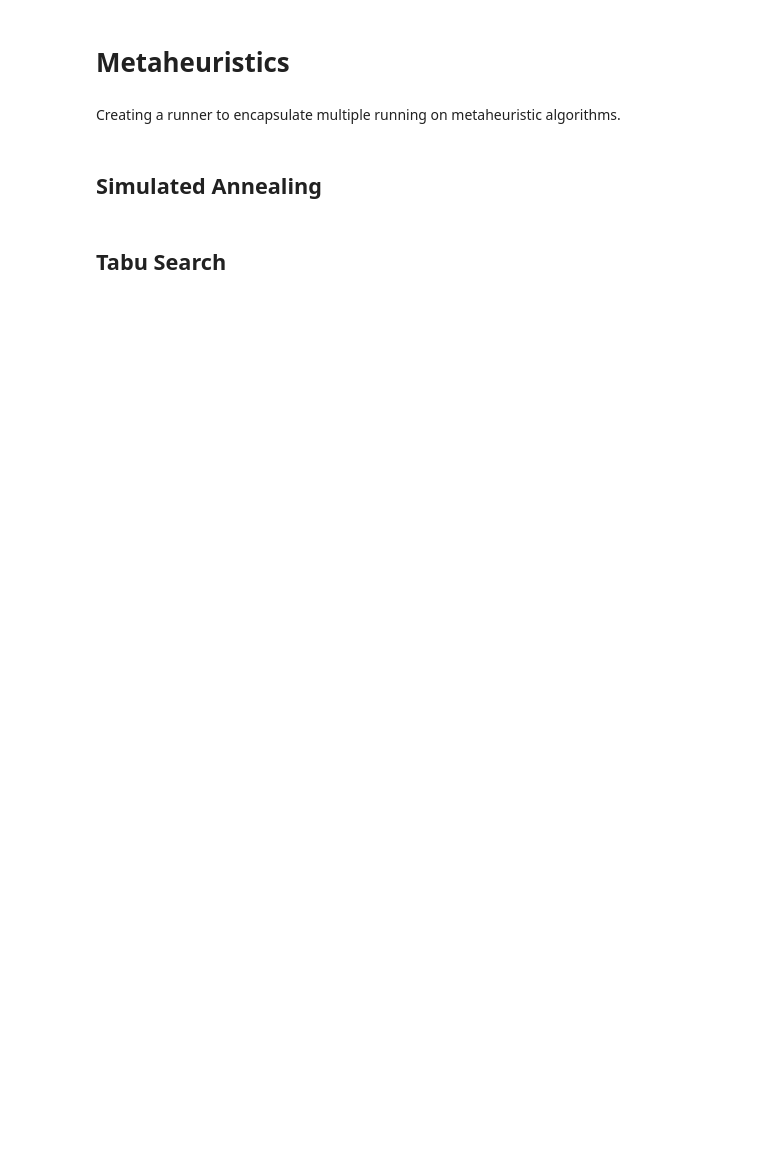
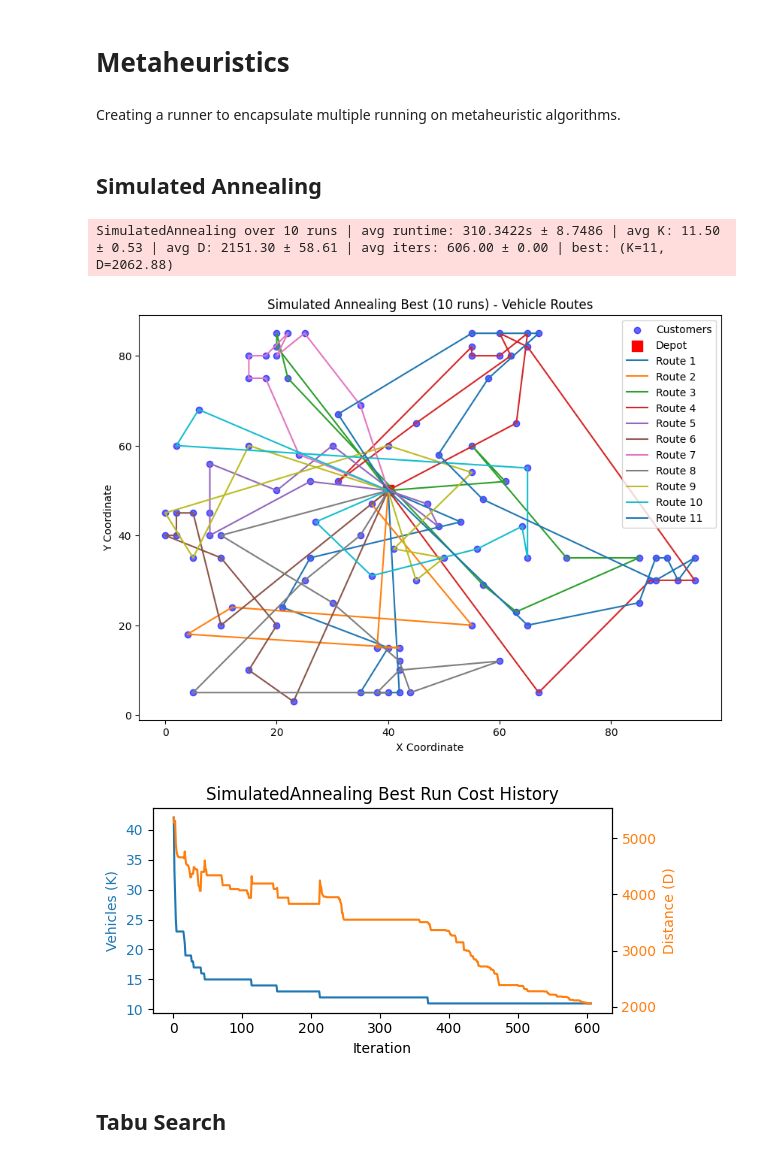
Before and after one commit to hugodba/TCC, a Jupyter notebook: src/main.ipynb, the cells around one changed output. Cells and saved outputs as stored; diff of their text form; code cells hidden in the pictures; blank space fills up the shorter version.

```diff
--- a/src/main.ipynb
+++ b/src/main.ipynb
@@ -112,10 +124,12 @@ class MetaheuristicRunner:
         self.seed_start = seed_start
         self.algo_kwargs = dict(algo_kwargs)
 
-    def run(self, plot_best: bool = True, best_plot_title: str | None = None) -> dict[str, object]:
+    def run(self, plot_best: bool = False, best_plot_title: str | None = None) -> dict[str, object]:
         runtimes: list[float] = []
         vehicles: list[int] = []
         distances: list[float] = []
+        total_iterations: list[int] = []
+
         best_route: Route | None = None
         best_k: int | None = None
         best_d: float | None = None
@@ -138,6 +152,11 @@ class MetaheuristicRunner:
             vehicles.append(k)
             distances.append(d)
 
+            run_iterations = getattr(algo, "total_iterations", None)
+            if run_iterations is None:
+                run_iterations = len(getattr(algo, "route_historic", []))
+            total_iterations.append(int(run_iterations))
+
             if best_route is None or best_k is None or best_d is None or (k, d) < (best_k, best_d):
                 best_route = route
                 best_k, best_d = k, d
@@ -156,6 +175,8 @@ class MetaheuristicRunner:
             "std_vehicles": float(np.std(vehicles, ddof=1)) if self.runs > 1 else 0.0,
             "avg_distance": float(np.mean(distances)),
             "std_distance": float(np.std(distances, ddof=1)) if self.runs > 1 else 0.0,
+            "avg_total_iterations": float(np.mean(total_iterations)) if total_iterations else 0.0,
+            "std_total_iterations": float(np.std(total_iterations, ddof=1)) if len(total_iterations) > 1 else 0.0,
             "best_vehicles": int(best_k),
             "best_distance": float(best_d),
             "best_route": best_route,
@@ -168,6 +189,7 @@ class MetaheuristicRunner:
             f"avg runtime: {summary['avg_runtime_sec']:.4f}s ± {summary['std_runtime_sec']:.4f} | "
             f"avg K: {summary['avg_vehicles']:.2f} ± {summary['std_vehicles']:.2f} | "
             f"avg D: {summary['avg_distance']:.2f} ± {summary['std_distance']:.2f} | "
+            f"avg iters: {summary['avg_total_iterations']:.2f} ± {summary['std_total_iterations']:.2f} | "
             f"best: (K={summary['best_vehicles']}, D={summary['best_distance']:.2f})"
         )
 
@@ -178,7 +200,6 @@ class MetaheuristicRunner:
             if best_history_k and best_history_d:
                 n_iterations = len(best_history_k)
                 x = range(1, n_iterations + 1)
-                logger.info(f"{self.algo_cls.__name__} best-run iterations (from plot X-axis): {n_iterations}")
 
                 fig, ax1 = plt.subplots(figsize=(6, 3))
                 ax1.plot(x, best_history_k, color='tab:blue', label='Vehicles')
@@ -201,19 +222,23 @@ class MetaheuristicRunner:
 # %%
 from project.Metaheuristics import SimulatedAnnealing
 
 sa_summary = MetaheuristicRunner(
     SimulatedAnnealing,
     ds,
-    runs=2,
+    runs=N_RUNS,
     seed_start=42,
-    initial_temp=1250.0,
+    initial_temp=1300.0,
     cooling_rate=0.99,
     min_temp=3.0,
     iterations_per_temp=70,
 ).run(
     plot_best=True,
     best_plot_title=f"Simulated Annealing Best ({N_RUNS} runs)",
 )
+# %% [output]
+SimulatedAnnealing over 10 runs | avg runtime: 310.3422s ± 8.7486 | avg K: 11.50 ± 0.53 | avg D: 2151.30 ± 58.61 | avg iters: 606.00 ± 0.00 | best: (K=11, D=2062.88)
+[figure, added]
+[figure, added]
 # %% [markdown]
 ## Tabu Search
 # %%
```
Also changed, not shown: parts of 12 cells of this notebook, 47 other files.
